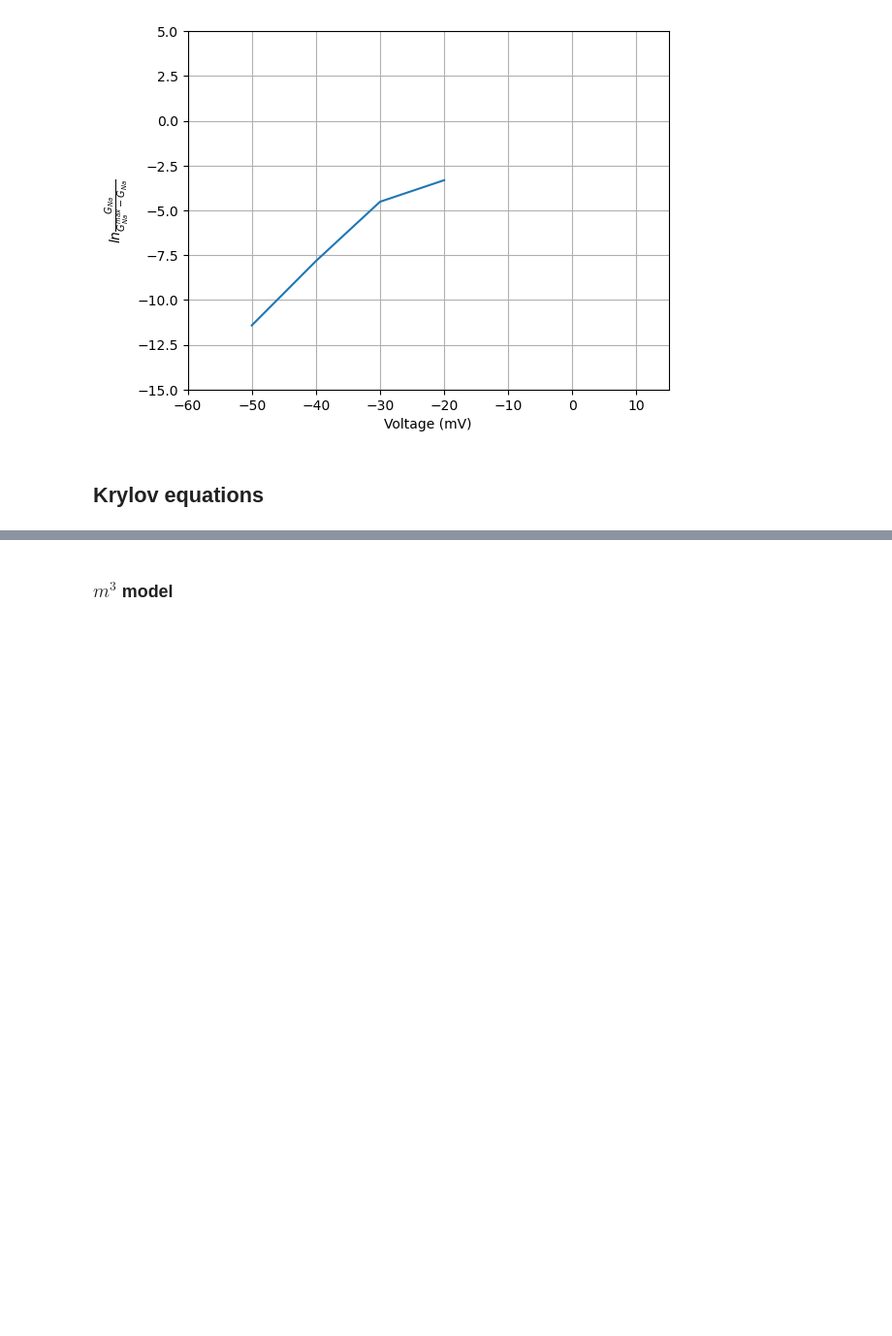
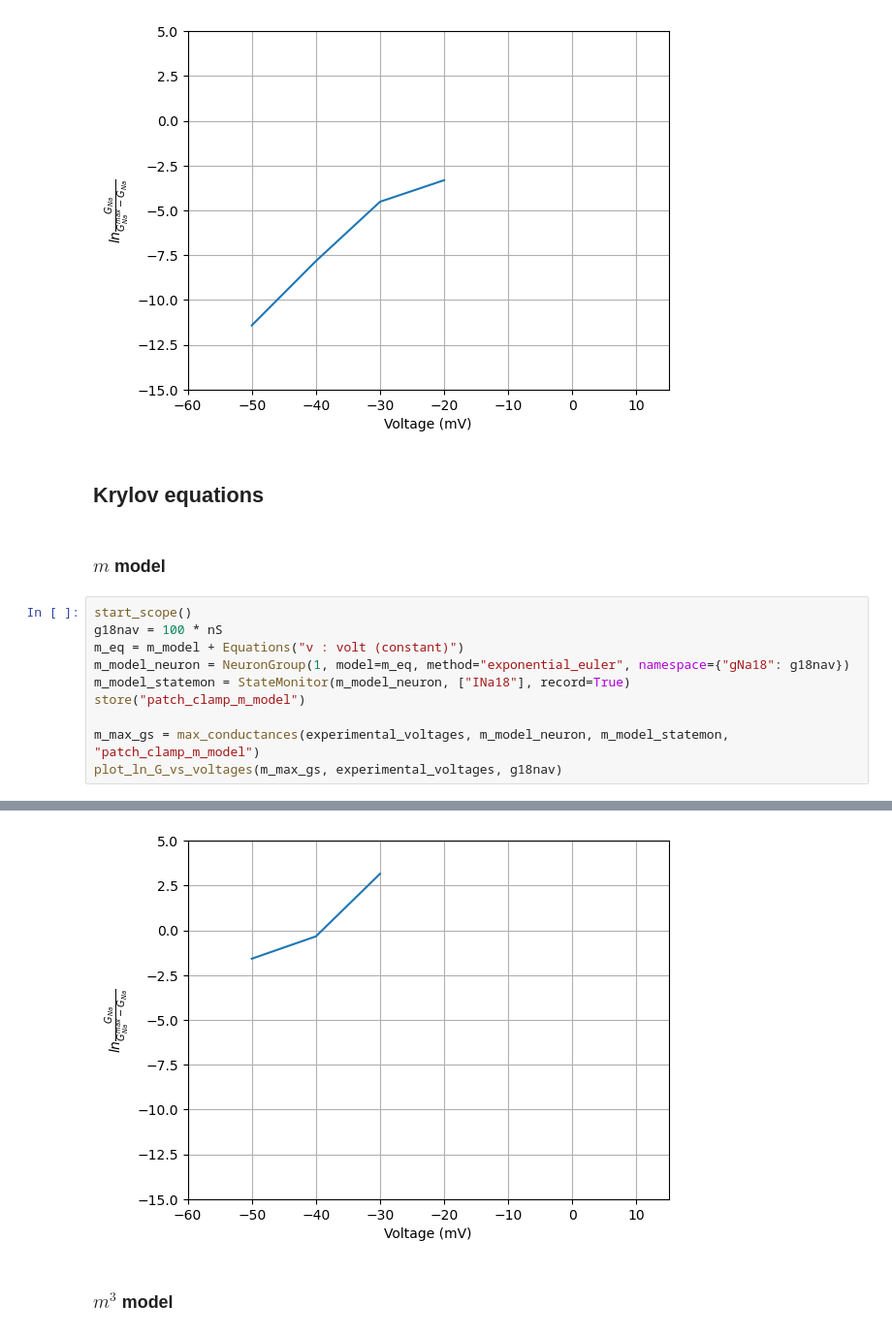
Before and after one commit to shcecter/nocimod, a Jupyter notebook: Zeff_eval.ipynb, the cells around one changed output, grey strips where cells are left out. Shown at 97% size. Saved outputs shown, nothing was run; the diff lists cells and outputs as text; blank space fills up the shorter version.

```diff
--- a/Zeff_eval.ipynb
+++ b/Zeff_eval.ipynb
@@ -74,3 +76,16 @@ WARNING    'v' is an internal variable of group 'Nav18', but also exists in the
 [figure]
 # %% [markdown]
 ## Krylov equations
+# %% [markdown]
+### $m$ model
+# %%
+start_scope()
+g18nav = 100 * nS
+m_eq = m_model + Equations("v : volt (constant)")
+m_model_neuron = NeuronGroup(1, model=m_eq, method="exponential_euler", namespace={"gNa18": g18nav})
+m_model_statemon = StateMonitor(m_model_neuron, ["INa18"], record=True)
+store("patch_clamp_m_model")
+
+m_max_gs = max_conductances(experimental_voltages, m_model_neuron, m_model_statemon, "patch_clamp_m_model")
+plot_ln_G_vs_voltages(m_max_gs, experimental_voltages, g18nav)
+# %% [output]
@@ -77,3 +97,4 @@ WARNING    'v' is an internal variable of group 'Nav18', but also exists in the
+[figure, added]
 # %% [markdown]
 ### $m^3$ model
 # %%
```
Also changed, not shown: parts of 16 cells of this notebook, 3 other files.
